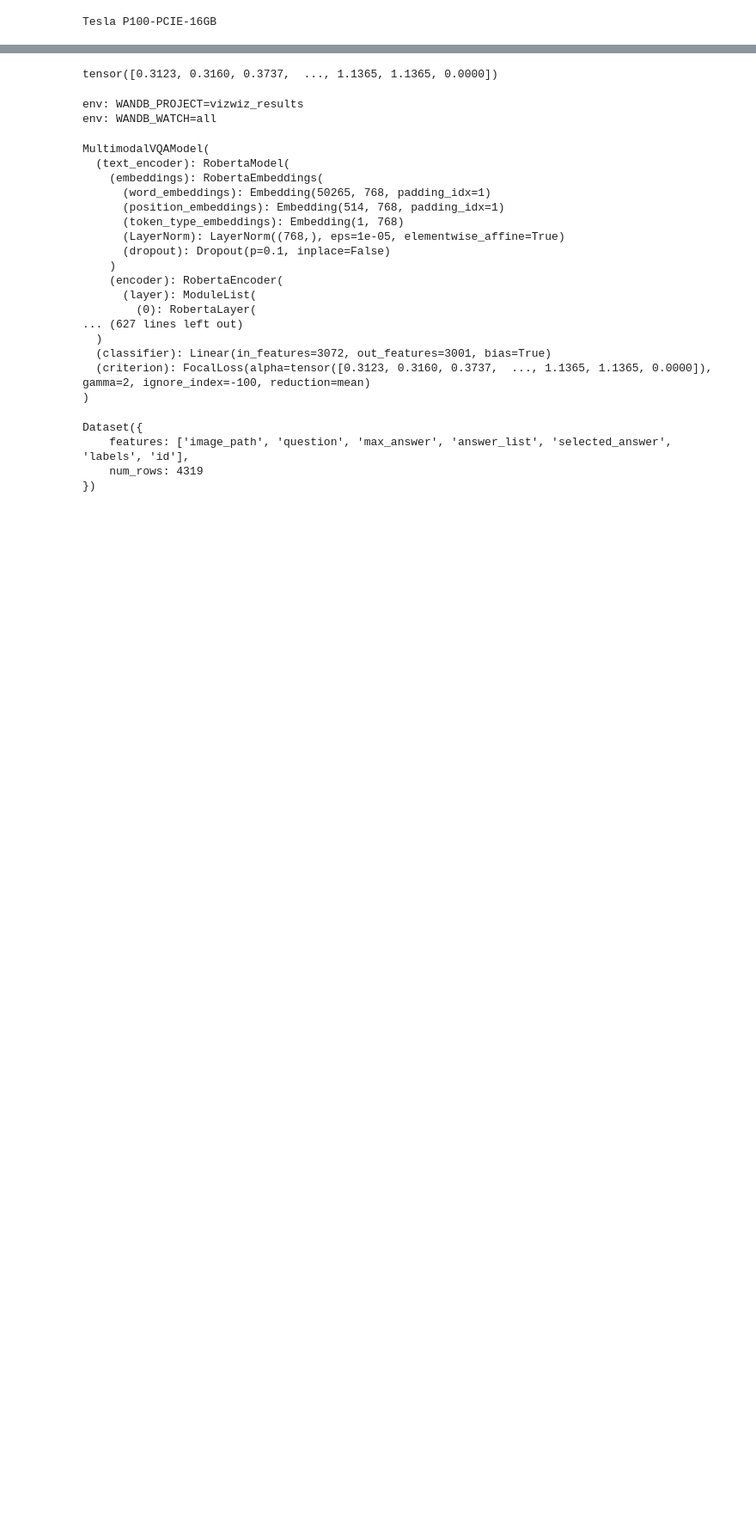
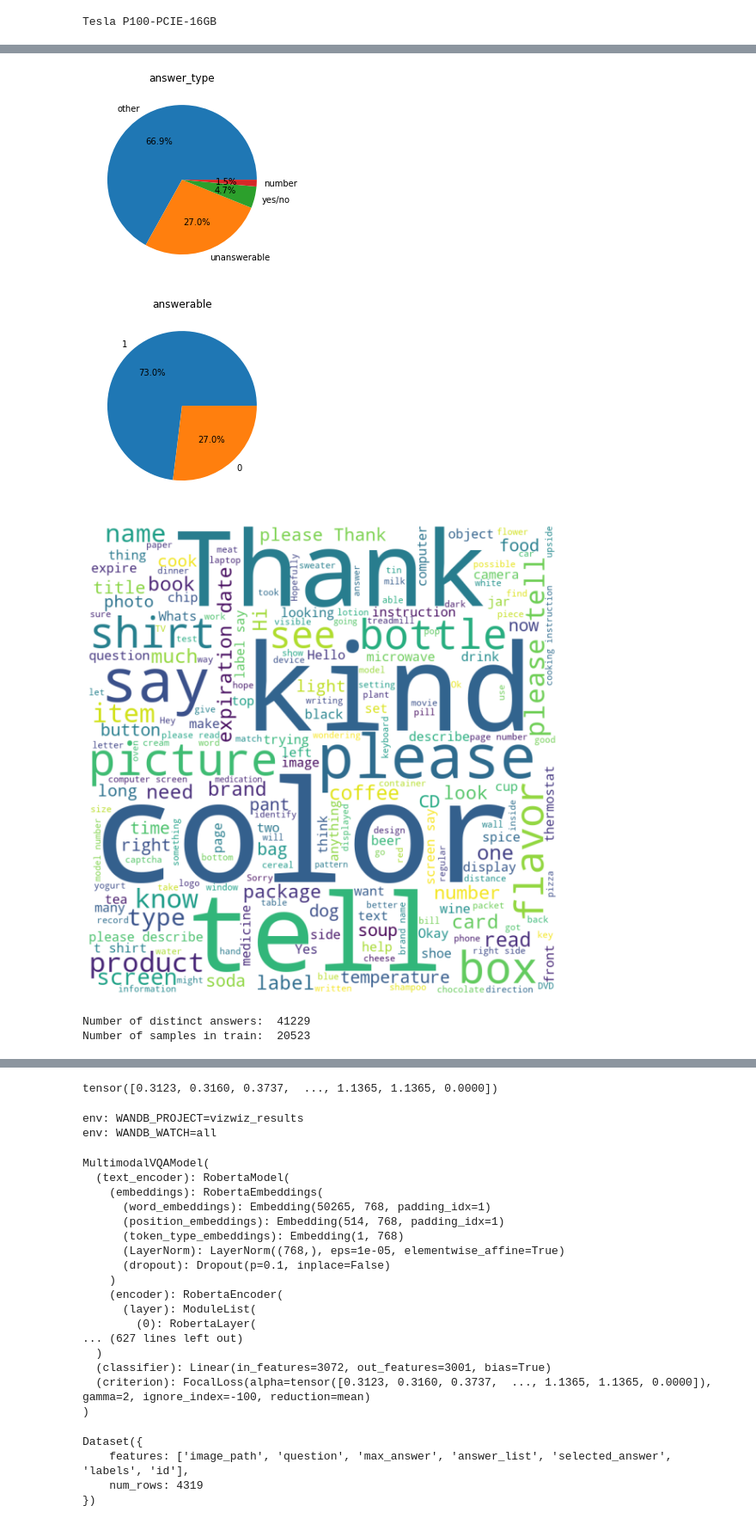
Before and after one commit to RajibDas-123/VQA-BEiT, a Jupyter notebook: vqa-example.ipynb, the cells around one changed output, grey strips where cells are left out. Shown at 86% size. Drawn from its saved outputs; the diff is of its cells as text; code cells hidden in the pictures; blank space fills up the shorter version.

```diff
--- a/vqa-example.ipynb
+++ b/vqa-example.ipynb
@@ -40,3 +42,42 @@ if device.type == 'cuda':
     print(torch.cuda.get_device_name(0))
 # %% [output]
 Tesla P100-PCIE-16GB
+# %%
+def plot_histogram(dataframe, column):
+    plt.hist(dataframe[column])
+    plt.title(column)
+    plt.show()
+
+def plot_pie(dataframe, column):
+    value_counts = dataframe[column].value_counts()
+    plt.pie(value_counts, labels=value_counts.index, autopct='%1.1f%%')
+    plt.title(column)
+    plt.show()
+
+def plot_wordcloud(dataframe, column):
+    text = " ".join([word for word in dataframe[column]])
+
+    wordcloud = WordCloud(width = 800, height = 800,
+                    background_color ='white',
+                    min_font_size = 10).generate(text)
+
+    plt.figure(figsize = (8, 8), facecolor = None)
+    plt.imshow(wordcloud)
+    plt.axis("off")
+    plt.tight_layout(pad = 0)
+    plt.show()
+
+def explore_dataframe(dataframe):
+    plot_pie(dataframe, 'answer_type')
+    plot_pie(dataframe, 'answerable')
+    plot_wordcloud(dataframe, 'question')
+
+def get_number_of_distinct_answers(dataframe):
+    unique_answers_set = set()
+    for row in dataframe['answers']:
+        for answer_map in row:
+            unique_answers_set.add(answer_map['answer'])
+    return len(unique_answers_set)
+# %%
+train_df_EDA = pd.read_json(ANNOTATIONS_TRAIN_PATH)
+train_df_EDA
@@ -42,0 +98,10 @@ Tesla P100-PCIE-16GB
+# %%
+explore_dataframe(train_df_EDA)
+print("Number of distinct answers: ", get_number_of_distinct_answers(train_df_EDA))
+print("Number of samples in train: ", len(train_df_EDA))
+# %% [output]
+[figure, added]
+[figure, added]
+[figure, added]
+Number of distinct answers:  41229
+Number of samples in train:  20523
```
Also changed, not shown: parts of 11 cells of this notebook, 4 other files.
